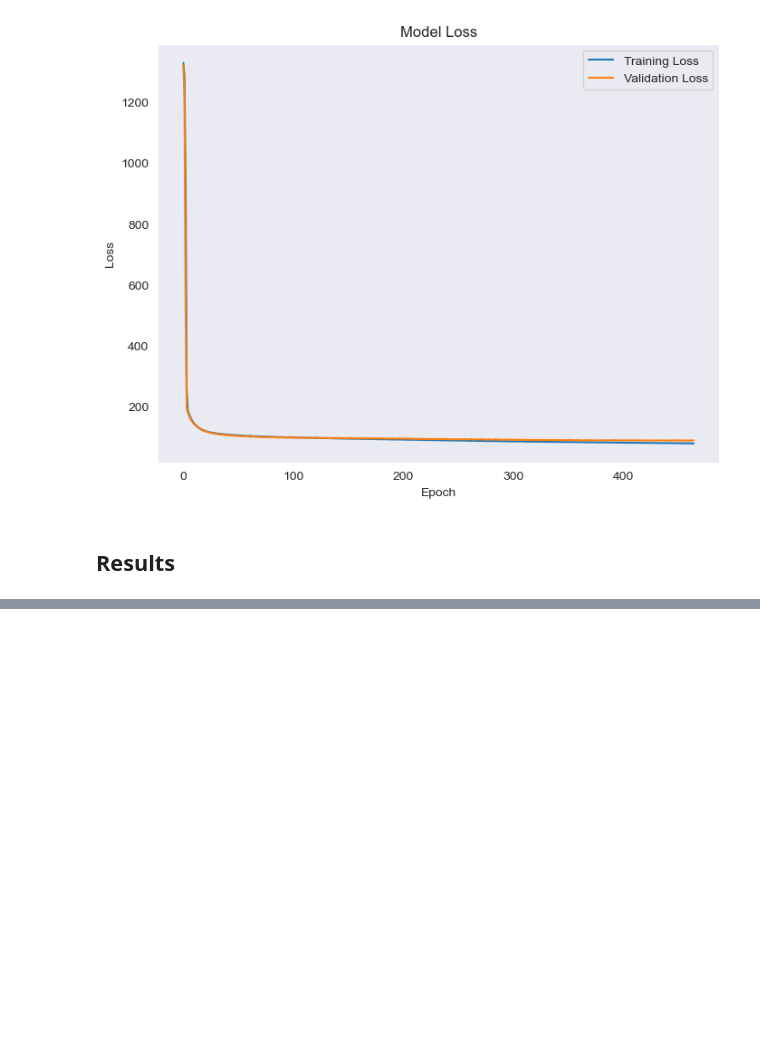
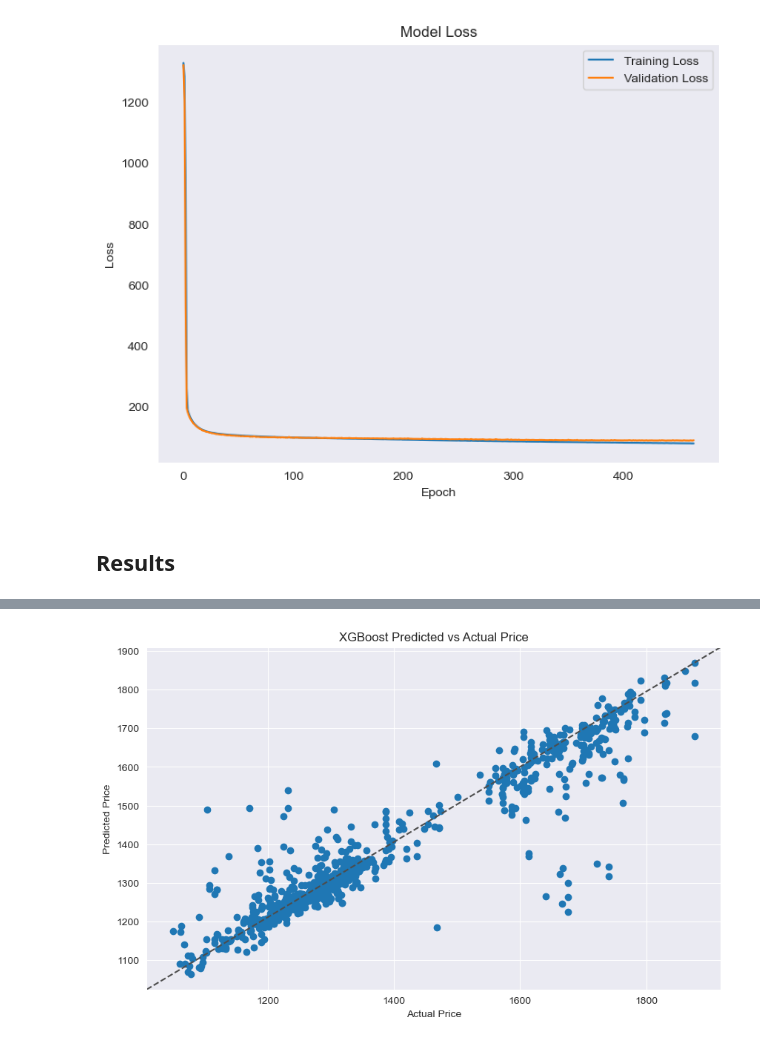
Before and after one commit to itsGarrin/nlp-commodities-price-prediction, a Jupyter notebook: notebook/nlp-commodities-price-prediction.ipynb, the cells around one changed output, grey strips where cells are left out. Saved outputs shown, nothing was run; the diff lists cells and outputs as text; code cells hidden in the pictures; blank space fills up the shorter version.

```diff
--- a/notebook/nlp-commodities-price-prediction.ipynb
+++ b/notebook/nlp-commodities-price-prediction.ipynb
@@ -1196,0 +1237,12 @@ utils.plot_loss(ann)
+# %%
+# create a predicted vs actual plt
+plt.figure(figsize=(10, 6))
+#add diagonal line
+plt.plot([0, 1], [0, 1], transform=plt.gca().transAxes, ls="--", c=".3")
+plt.scatter(y_test, y_pred_xgb_tuned)
+plt.xlabel('Actual Price')
+plt.ylabel('Predicted Price')
+plt.title('XGBoost Predicted vs Actual Price')
+plt.show()
+# %% [output]
+[figure, added]
```
Also changed, not shown: parts of 5 cells of this notebook.
